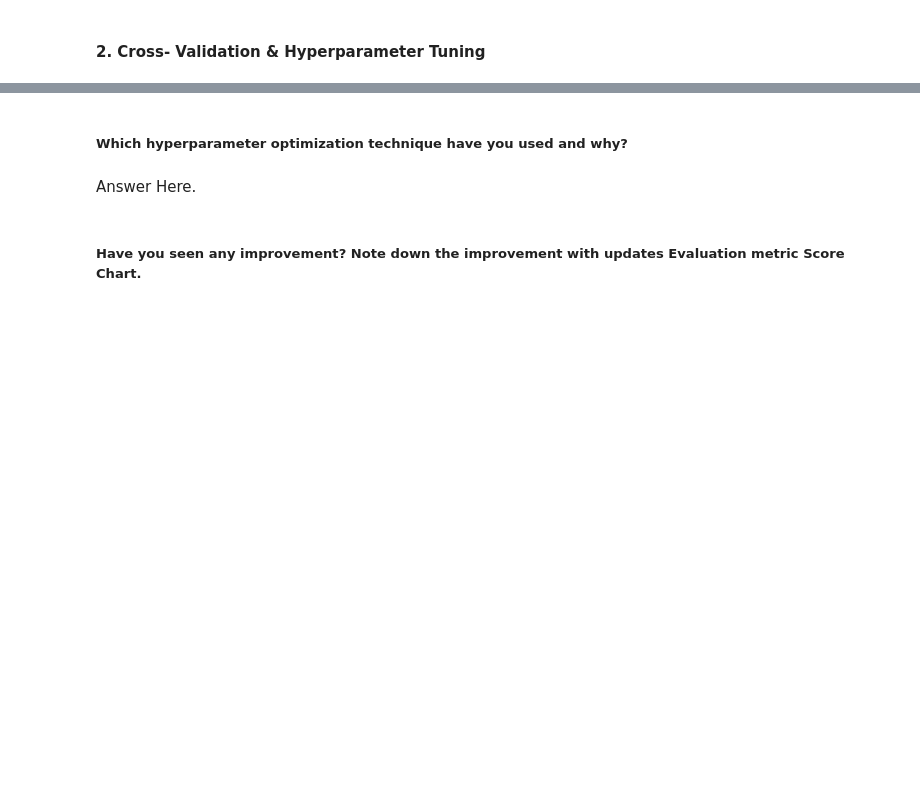
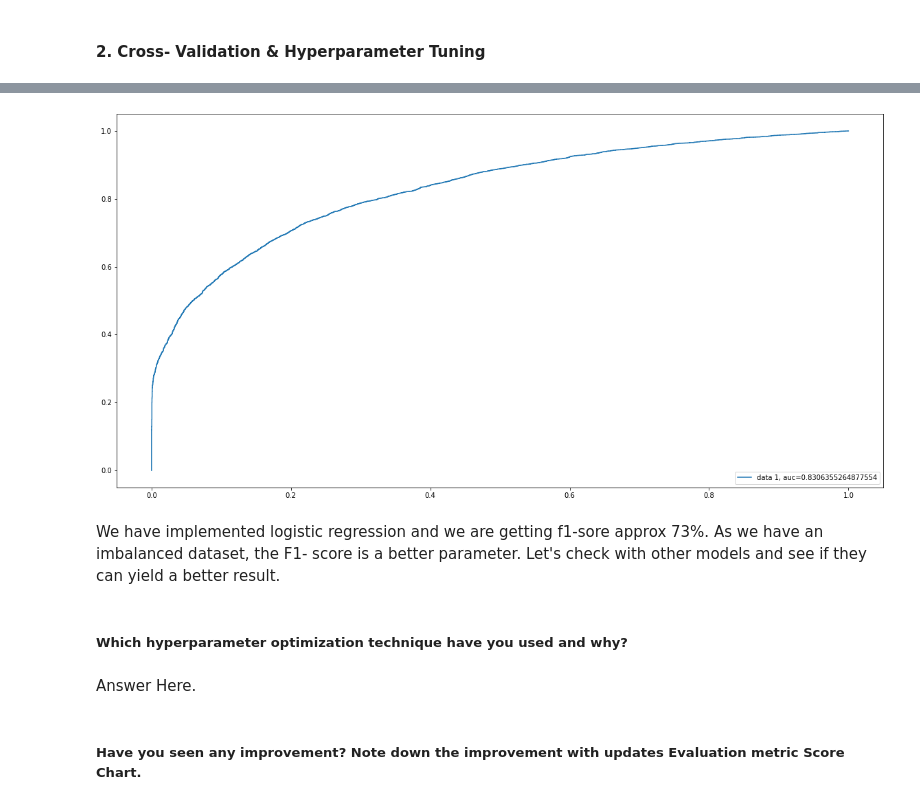
Before and after one commit to Asohail115/Credit_Card_default_prdiction_ML_Supervised, a Jupyter notebook: Credit_Card_Default_Prediction(supervised_Classification).ipynb, the cells around one changed output, grey strips where cells are left out. Cells and saved outputs as stored; diff of their text form; code cells hidden in the pictures; blank space fills up the shorter version.

```diff
--- a/Credit_Card_Default_Prediction(supervised_Classification).ipynb
+++ b/Credit_Card_Default_Prediction(supervised_Classification).ipynb
@@ -1146,3 +1441,15 @@ Answer Here.
+# %%
+#ploting roc area under curv
+y_pred_proba = y_preds_proba_lr
+fpr, tpr, _ = roc_curve(y_test,  y_pred_proba)
+auc = roc_auc_score(y_test, y_pred_proba)
+plt.plot(fpr,tpr,label="data 1, auc="+str(auc))
+plt.legend(loc=4)
+plt.show()
+# %% [output]
+[figure, added]
+# %% [markdown]
+We have implemented logistic regression and we are getting f1-sore approx 73%. As we have an imbalanced dataset, the F1- score is a better parameter. Let's check with other models and see if they can yield a better result.
 # %% [markdown]
 ##### Which hyperparameter optimization technique have you used and why?
 # %% [markdown]
```
Also changed, not shown: parts of 118 cells of this notebook.
